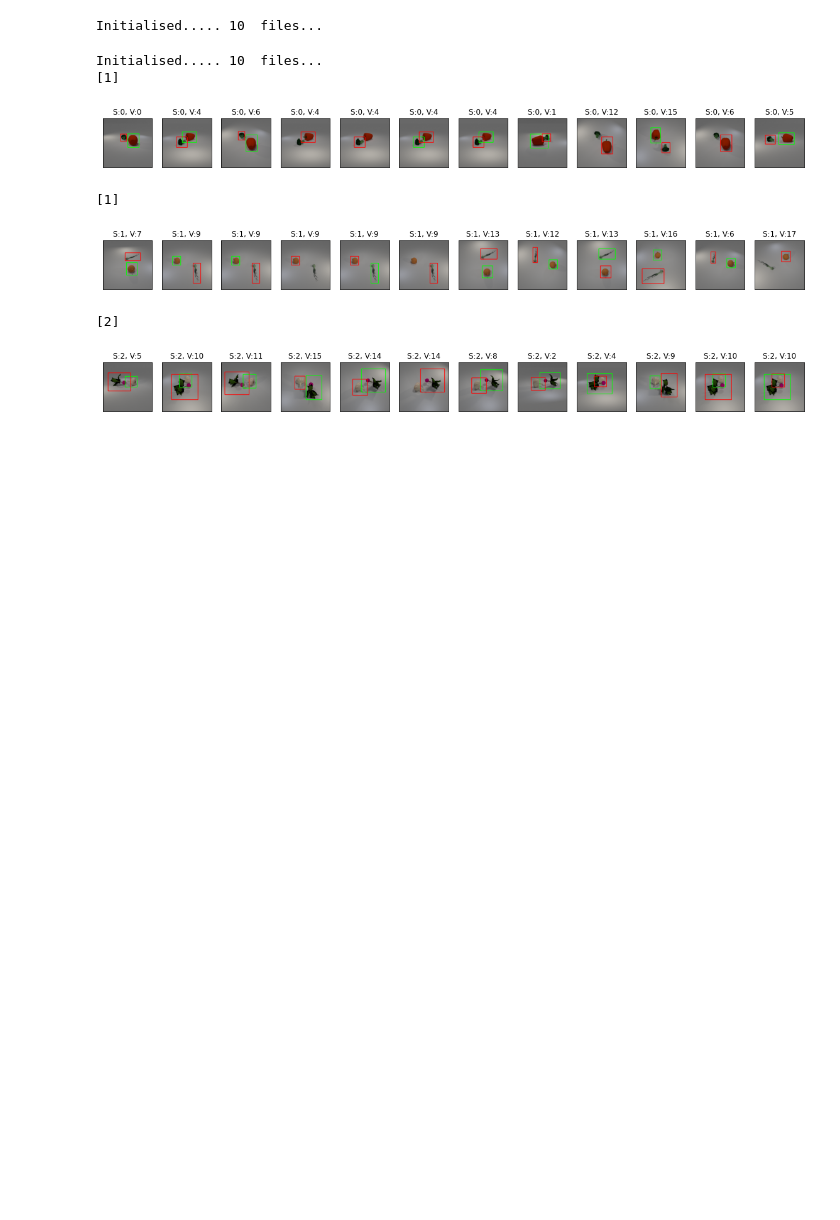
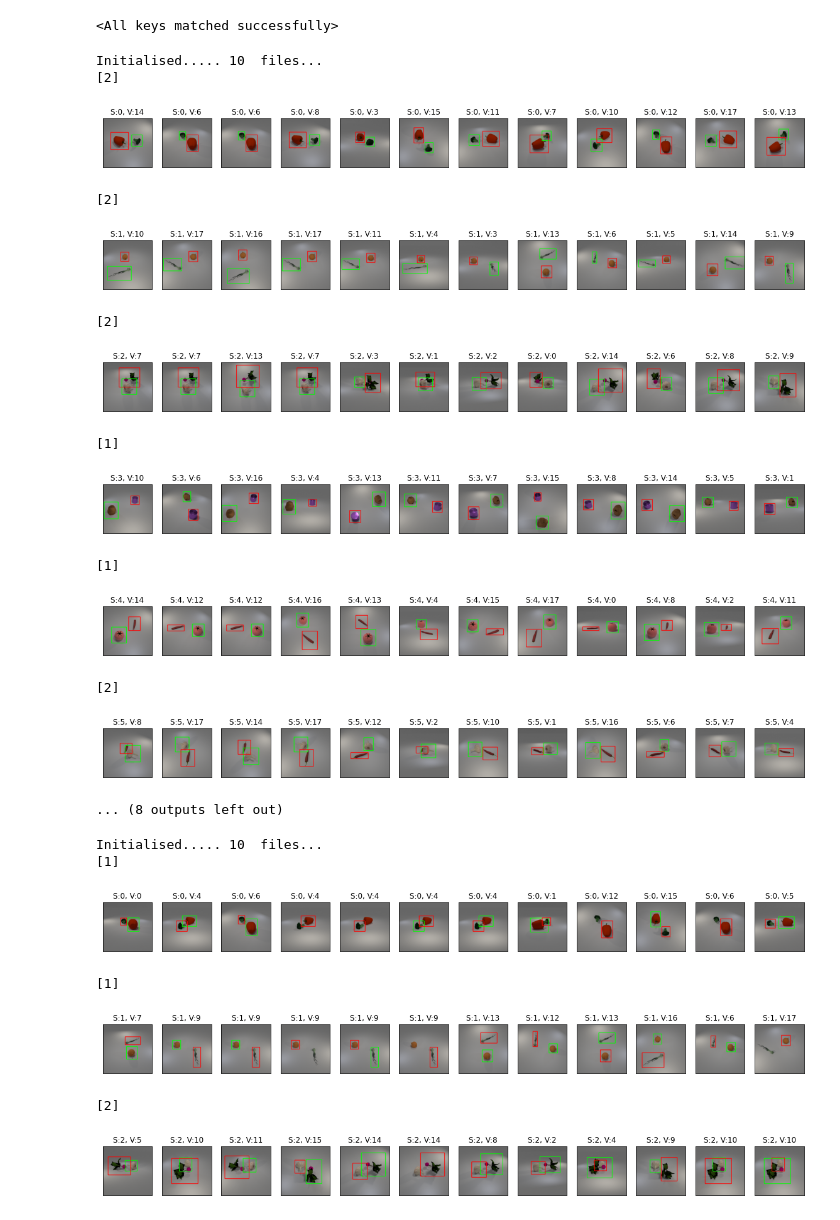
Before and after one commit to sakshamjindal/Non-Metric-3d-Representation, a Jupyter notebook: nbs/visalise_two_object_view.ipynb, the cells around one changed output. Cells and saved outputs as stored; diff of their text form; code cells hidden in the pictures; blank space fills up the shorter version.

```diff
--- a/nbs/visalise_two_object_view.ipynb
+++ b/nbs/visalise_two_object_view.ipynb
@@ -110,41 +110,66 @@ Initialised..... 10  files...
+# %%
+PATH = "../tb_logs/two_obj_spatial_with_scene_and_view_loss_exp35/checkpoint_299.pth.tar"
+state_dict = torch.load(PATH)['state_dict']
+view_r = state_dict["queue_view"].shape[1]
+scene_r = state_dict["queue_scene"].shape[1]
+
+model = MoCo(mode="spatial", scene_r=scene_r, view_r=view_r)
+model = model.cuda()
+
+model.load_state_dict(state_dict)
+# %% [output]
+<All keys matched successfully>
 # %%
 pool_size = 63
 pool_e_ = DoublePool_O(pool_size, isnode=False)
 pool_g_ = DoublePool_O(2000, isnode=False)
 pool_f_= DoublePool_O(pool_size, isnode=False)
-query_train_dataset = CLEVR_train(root_dir='/home/mprabhud/dataset/clevr_lang/npys/ab_5t.txt', hyp_N=2, q_IDX=0)
+query_train_dataset = CLEVR_train(root_dir='/home/mprabhud/dataset/clevr_lang/npys/ab_5t.txt', hyp_N=2, scenes=10)
 query_train_loader = DataLoader(query_train_dataset, batch_size=1, shuffle=False,collate_fn=collate_boxes)
 
 for i, (feed_dict_q_, feed_dict_k_, metadata_) in enumerate((query_train_loader)):
 
     pool_size = 63
     pool_e_ = DoublePool_O(pool_size, isnode=False)
     pool_g_ = DoublePool_O(2000, isnode=False)
     pool_f_= DoublePool_O(pool_size, isnode=False)
 
     q_idx = metadata_["query_image_index"].item()
     k_idx = metadata_["key_image_index"].item()
     scene_num = metadata_["scene_number"].item()
 
 #     q_idx = np.array((q_idx)).reshape(1,-1)
 #     k_idx = np.array((k_idx)).reshape(1,-1)
 #     scene_num = numpy.array((scene_num)).reshape(1,-1)
 
     store_to_pool_e(pool_e_, feed_dict_q_, metadata_, model,args, scene_num, q_idx)
     store_to_pool_e(pool_f_, feed_dict_k_, metadata_, model,args, scene_num, k_idx)
 
     #store view transformed embeddings to pool_g
     store_to_pool_g(pool_g_, feed_dict_k_, metadata_, model,args, scene_num, k_idx)
 
     feed_dict_n_lists = sample_same_scene_negs(feed_dict_q_, feed_dict_k_, metadata_, args.hyp_N, 16)[0]
 
     for feed_dict_n,view_idx in feed_dict_n_lists:
         #Store unview transformed embeddings of the other views
         store_to_pool_e(pool_g_, feed_dict_n, metadata_, model, args, scene_num, view_idx.item())
 
     f = random_retrieve_topk(args, pool_e_, pool_g_, pool_f_, imgs_to_view=1)
 # %% [output]
 Initialised..... 10  files...
+[2]
+[figure, added]
+[2]
+[figure, added]
+[2]
+[figure, added]
+[1]
+[figure, added]
+[1]
+[figure, added]
+[2]
+[figure, added]
+... (8 outputs left out)
 # %%
 pool_size = 63
 pool_e_ = DoublePool_O(pool_size, isnode=False)
```
Also changed, not shown: parts of 3 cells of this notebook, 11 other files.
